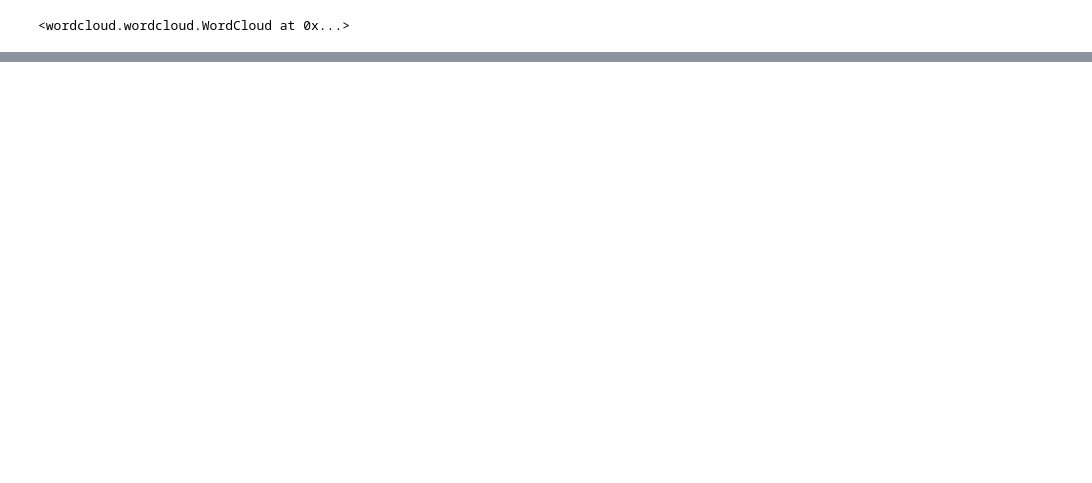
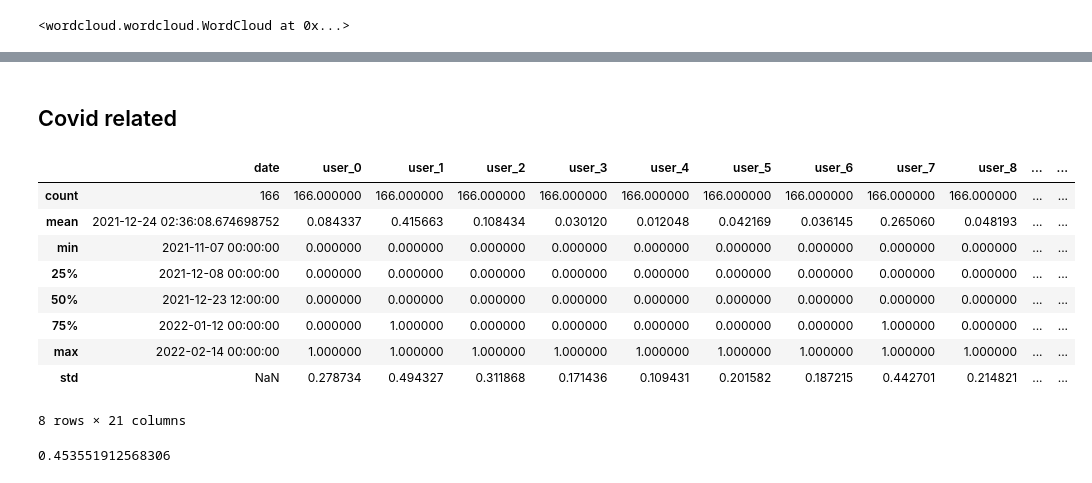
Before and after one commit to ThisisKUNMENG/dataVisualizationFinalProject, a Jupyter notebook: final.ipynb, the cells around one changed output, grey strips where cells are left out. Saved outputs shown, nothing was run; the diff lists cells and outputs as text; code cells hidden in the pictures; blank space fills up the shorter version.

```diff
--- a/final.ipynb
+++ b/final.ipynb
@@ -282,0 +360,26 @@ vis_data = gensimvis.prepare(lda, corpus, dictionary)
+# %% [markdown]
+## Covid related
+# %%
+covid_words = [
+    '新冠', '疫情', '病毒', '疫苗', '病例', '确诊', '核酸', '防控'
+]
+
+covid_data = df[df['content_token'].apply(lambda x: any([word in x for word in covid_words]))]
+no_covid_data = df[df['content_token'].apply(lambda x: not any([word in x for word in covid_words]))]
+# %%
+covid_data.describe()
+# %% [output]
+|  | date | user_0 | user_1 | user_2 | user_3 | user_4 | user_5 | user_6 | user_7 | user_8 | ... | ... |
+| count | 166 | 166.000000 | 166.000000 | 166.000000 | 166.000000 | 166.000000 | 166.000000 | 166.000000 | 166.000000 | 166.000000 | ... | ... |
+| mean | 2021-12-24 02:36:08.674698752 | 0.084337 | 0.415663 | 0.108434 | 0.030120 | 0.012048 | 0.042169 | 0.036145 | 0.265060 | 0.048193 | ... | ... |
+| min | 2021-11-07 00:00:00 | 0.000000 | 0.000000 | 0.000000 | 0.000000 | 0.000000 | 0.000000 | 0.000000 | 0.000000 | 0.000000 | ... | ... |
+| 25% | 2021-12-08 00:00:00 | 0.000000 | 0.000000 | 0.000000 | 0.000000 | 0.000000 | 0.000000 | 0.000000 | 0.000000 | 0.000000 | ... | ... |
+| 50% | 2021-12-23 12:00:00 | 0.000000 | 0.000000 | 0.000000 | 0.000000 | 0.000000 | 0.000000 | 0.000000 | 0.000000 | 0.000000 | ... | ... |
+| 75% | 2022-01-12 00:00:00 | 0.000000 | 1.000000 | 0.000000 | 0.000000 | 0.000000 | 0.000000 | 0.000000 | 1.000000 | 0.000000 | ... | ... |
+| max | 2022-02-14 00:00:00 | 1.000000 | 1.000000 | 1.000000 | 1.000000 | 1.000000 | 1.000000 | 1.000000 | 1.000000 | 1.000000 | ... | ... |
+| std | NaN | 0.278734 | 0.494327 | 0.311868 | 0.171436 | 0.109431 | 0.201582 | 0.187215 | 0.442701 | 0.214821 | ... | ... |
+8 rows × 21 columns
+# %%
+covid_data.shape[0] / df.shape[0]
+# %% [output]
+0.453551912568306
```
Also changed, not shown: parts of 32 cells of this notebook, 31 other files.
